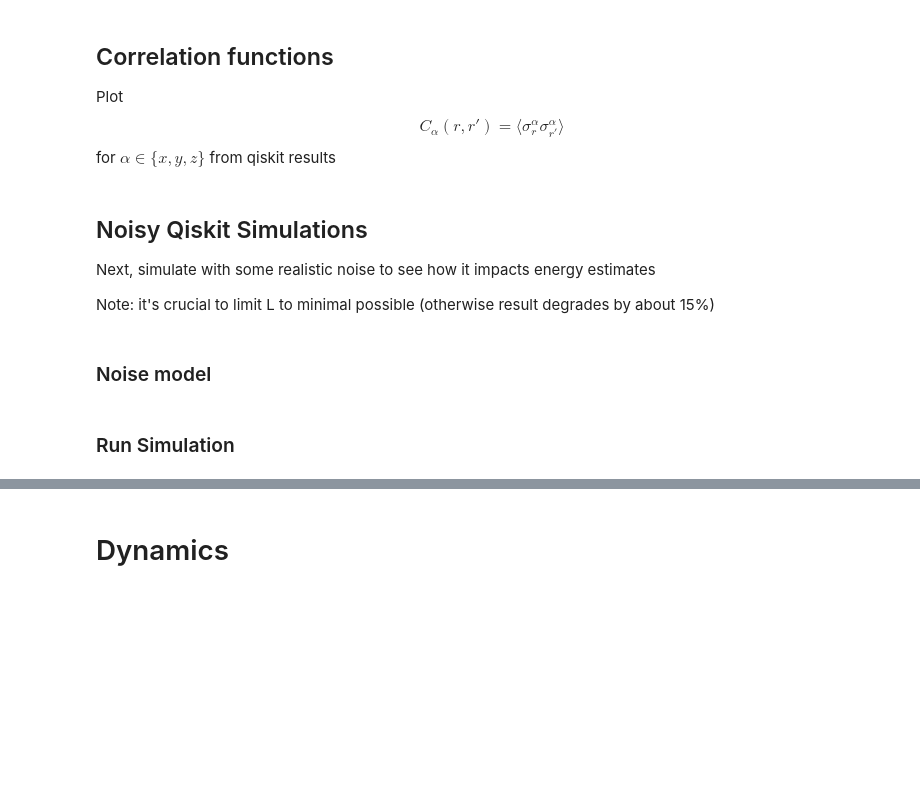
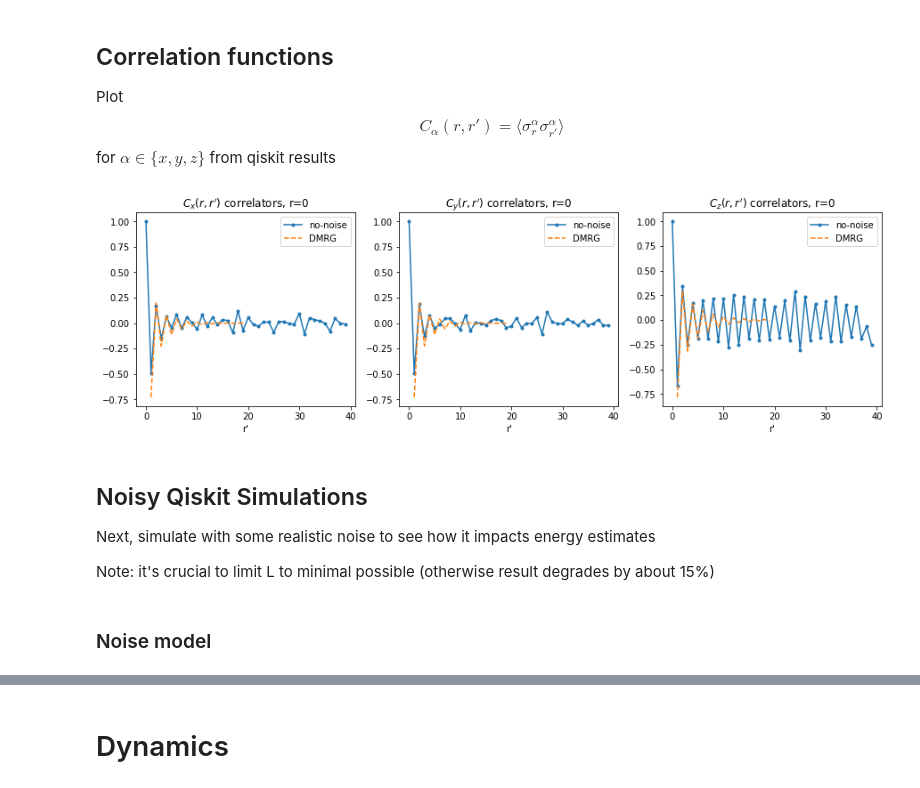
Before and after one commit to andrewcpotter/holopy, a Jupyter notebook: demos/holovqe_xxz_v2.ipynb, the cells around one changed output, grey strips where cells are left out. Saved outputs shown, nothing was run; the diff lists cells and outputs as text; code cells hidden in the pictures; blank space fills up the shorter version.

```diff
--- a/demos/holovqe_xxz_v2.ipynb
+++ b/demos/holovqe_xxz_v2.ipynb
@@ -478,4 +460,22 @@ vqe_data = {'architecture':'xxz_star',
 # %%
+# list of Pauli strings to measure
+# example format for L = 3, l_uc = 4: [['xxxy'],['zzzz'],['yzxz']]
+measurement_strings = [['x'*l_uc]*L,
+                       ['y'*l_uc]*L,
+                       ['z'*l_uc]*L]
+
+# Create meta-data
+model_data = {'type':'xxz',
+              'J':J,
+              'Delta':Delta,
+              'hz':hz,
+              'L':L,
+              'shots':shots,
+             }
+vqe_data = {'architecture':'xxz_star',
+                'nb':nb,
+                'params':opt_params}
+
 # loop through measurement strings, and create list of jobs to run
 jobs = []
 for m in measurement_strings:
@@ -484,7 +484,7 @@ for m in measurement_strings:
                       boundary_circuit=bond_prep_pcirc,
                      L=L,
                      bases=m)
-    circ_curr = psi_curr.construct_circuit(opt_params)
+    circ_curr = psi_curr.construct_circuit(opt_params_with_bdry)
     jobs += [{'name':'xxz_xxzstar_hz{}'.format(hz)+'_basis_'+m[0],
               'isoMPS':psi_curr,
               'vqe_data':vqe_data,
@@ -575,30 +581,32 @@ Plot $$C_\alpha(r,r') = \langle \sigma^\alpha_{r}\sigma^\alpha_{r'}\rangle$$ for
 # %%
 ## Plot Correlations
 basis_names = ['x','y','z']
 plt.figure(figsize=(15,4))
 
 
-r = l_uc*L//4
+r = 0#l_uc*L//4
 x_pts_dmrg = [j for j in range(r+1,r+1+len(C_dmrg[b][0]))]
 for j,b in enumerate(['x','y','z']):
     plt.subplot(1,3,j+1)
     plt.plot(Cs[b][r,:],'.-')
     plt.plot(x_pts_dmrg,C_dmrg[b][0],'--')
     #plt.plot(Cs_noise[b][r,:])
     plt.legend(['no-noise','DMRG'])
     plt.title('$C_'+b+'(r,r\')$ correlators, r={}'.format(r))
     plt.xlabel('r\'')
 
 
 #plt.legend(['x','y','z'])
 plt.show()
+# %% [output]
+[figure, added]
 # %% [markdown]
 ## Noisy Qiskit Simulations
 Next, simulate with some realistic noise to see how it impacts energy estimates
 
 Note: it's crucial to limit L to minimal possible (otherwise result degrades by about 15%)
-# %% [markdown]
-### Noise model
+# %% [markdown]
+### Noise model
 # %%
 ## Define Noise Model ##
 # errors (simulation)
@@ -610,5 +618,3 @@ depol_2q = noise.depolarizing_error(perr_2q, 2)
 noise_model = noise.NoiseModel()
 noise_model.add_all_qubit_quantum_error(depol_1q, ['u1', 'u2', 'u3','rx','ry','rz'])
 noise_model.add_all_qubit_quantum_error(depol_2q, ['cx','cz','rxx'])
-# %% [markdown]
-### Run Simulation
```
Also changed, not shown: parts of 26 cells of this notebook, 5 other files.
